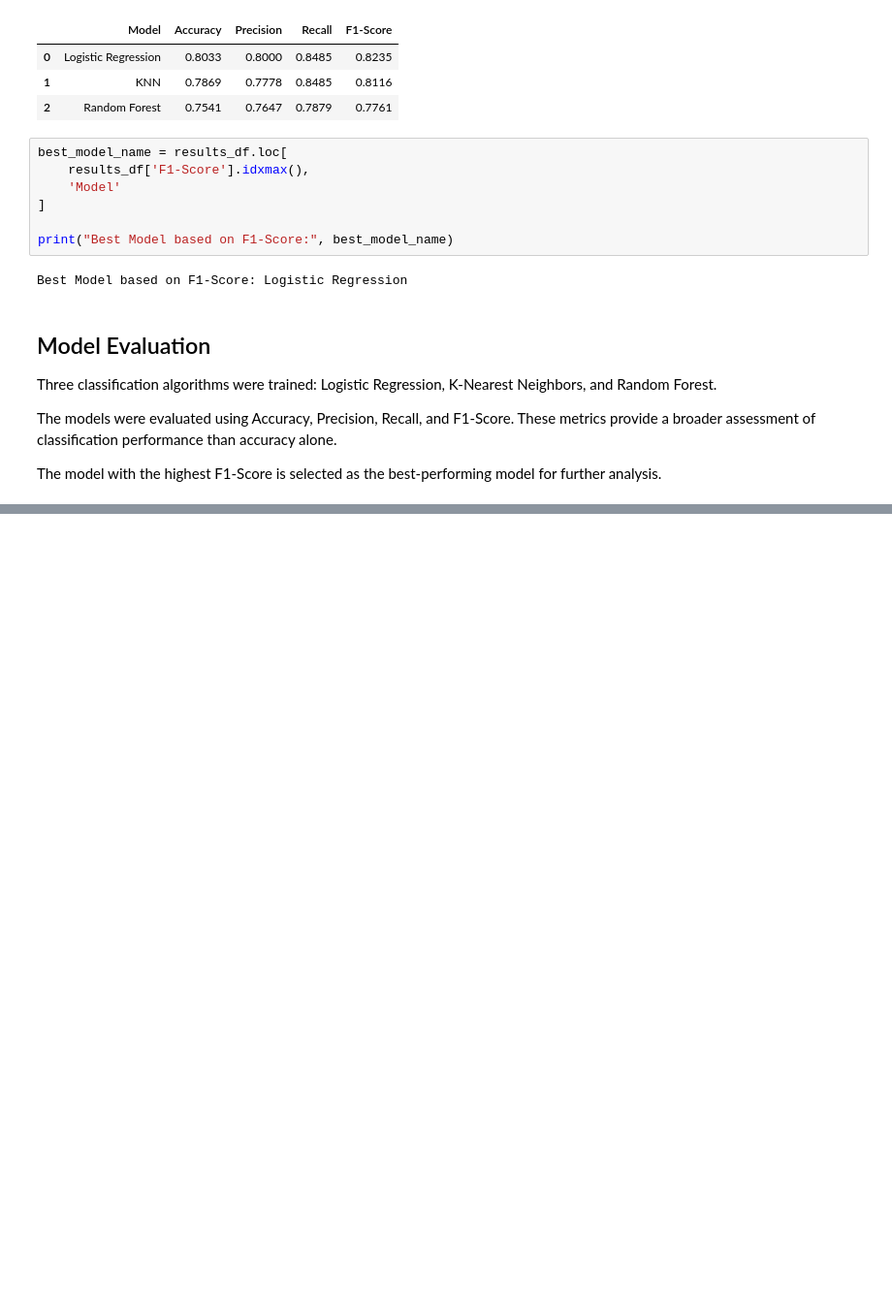
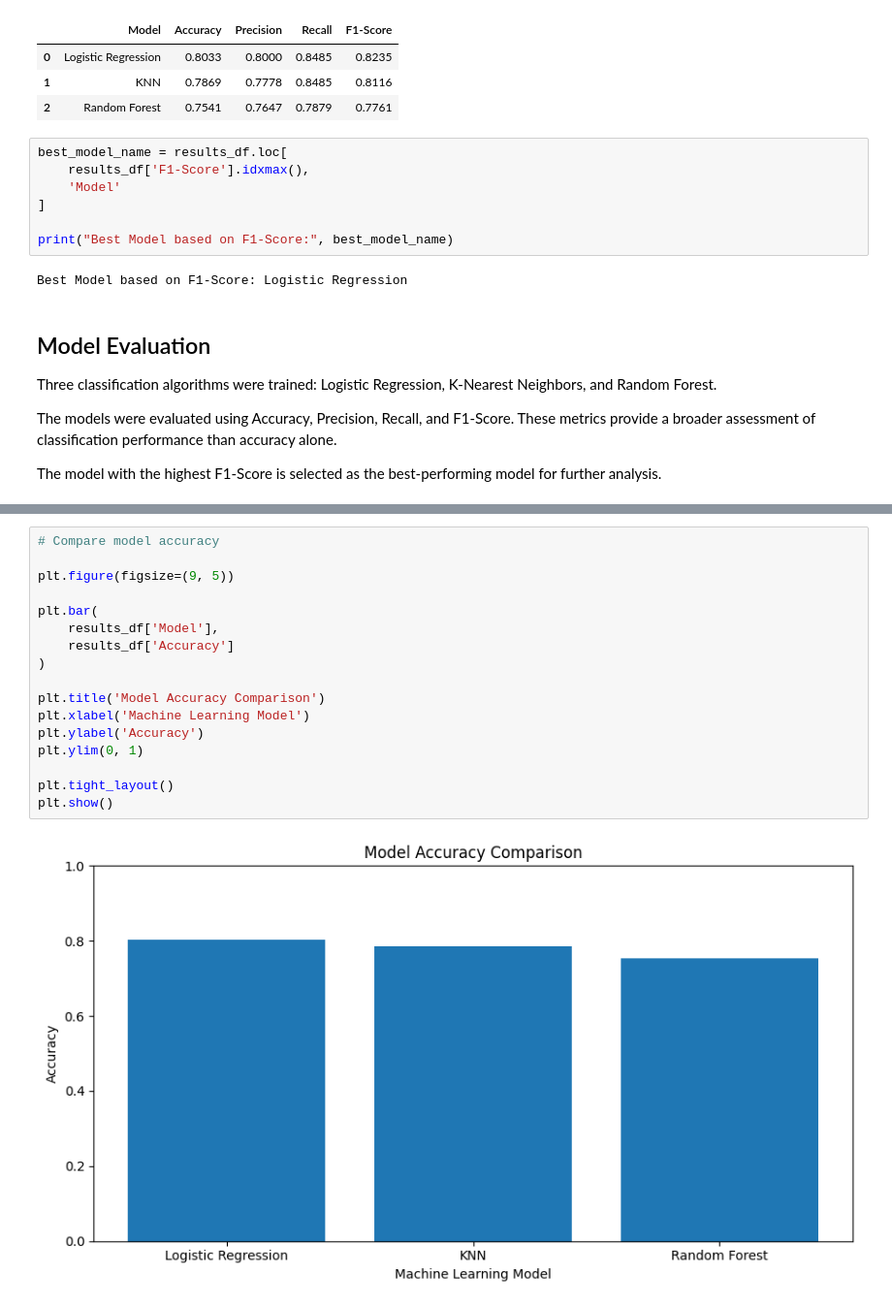
Before and after one commit to ankithm2005/Heart-Disease-ML-Project, a Jupyter notebook: Heart_Disease_ML_Project.ipynb, the cells around one changed output, grey strips where cells are left out. Shown at 97% size. Drawn from its saved outputs; the diff is of its cells as text; blank space fills up the shorter version.

```diff
--- a/Heart_Disease_ML_Project.ipynb
+++ b/Heart_Disease_ML_Project.ipynb
@@ -461,0 +561,19 @@ The model with the highest F1-Score is selected as the best-performing model for
+# %%
+# Compare model accuracy
+
+plt.figure(figsize=(9, 5))
+
+plt.bar(
+    results_df['Model'],
+    results_df['Accuracy']
+)
+
+plt.title('Model Accuracy Comparison')
+plt.xlabel('Machine Learning Model')
+plt.ylabel('Accuracy')
+plt.ylim(0, 1)
+
+plt.tight_layout()
+plt.show()
+# %% [output]
+[figure, added]
```
Also changed, not shown: parts of 11 cells of this notebook.
